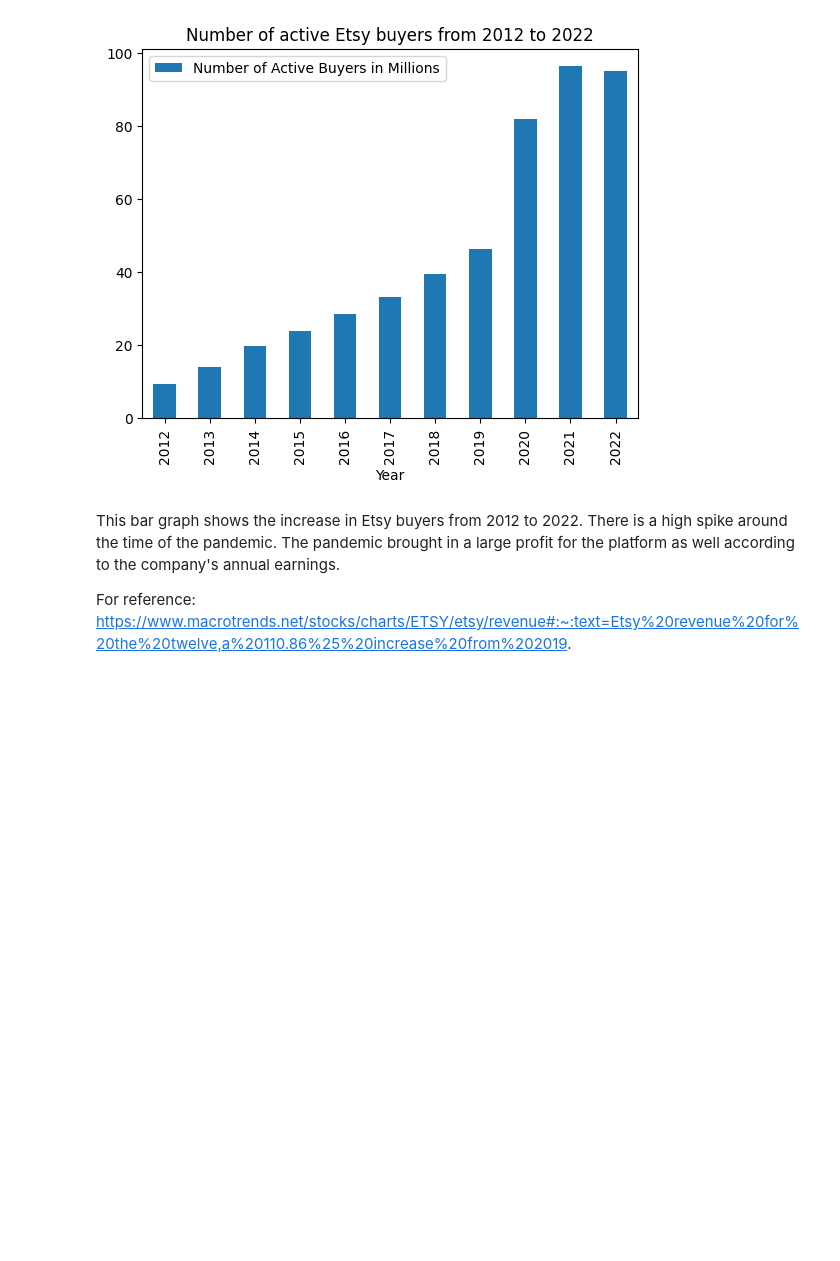
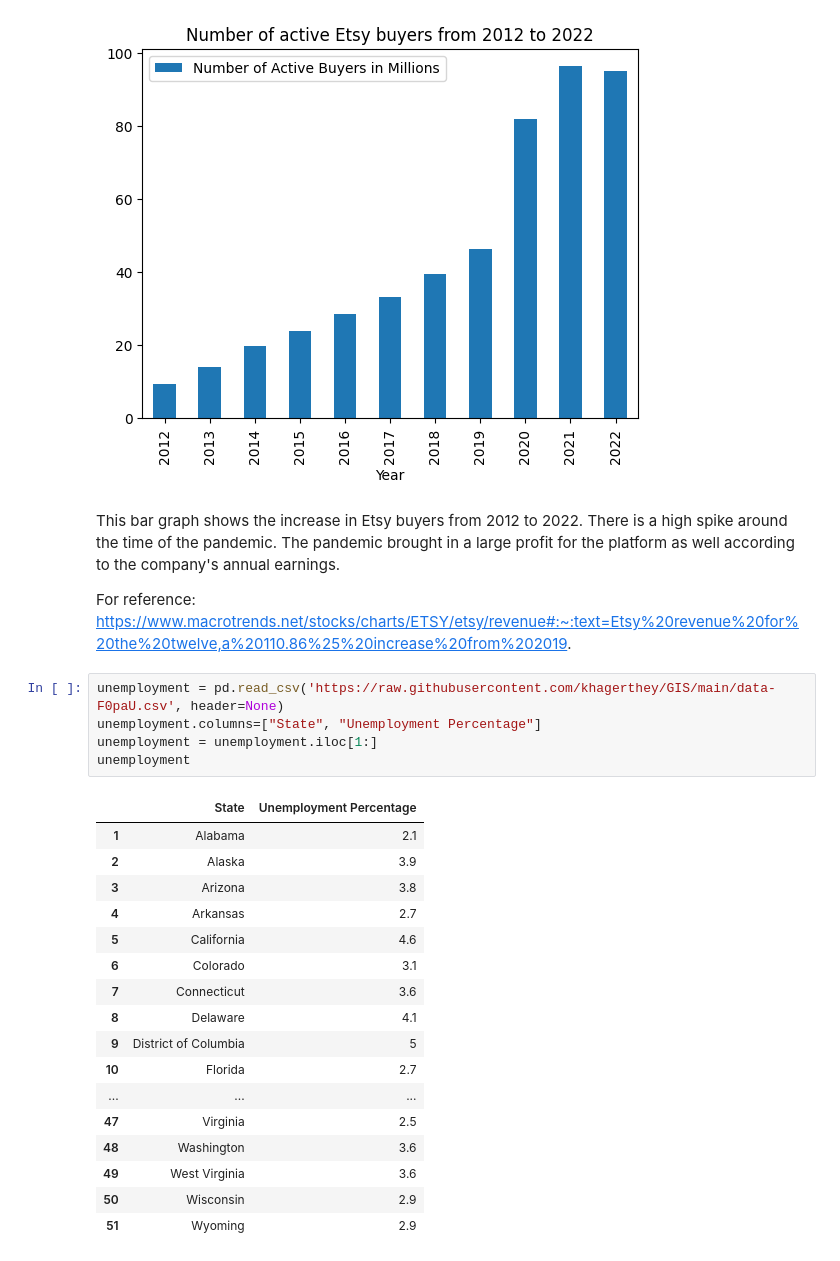
Before and after one commit to khagerthey/GIS, a Jupyter notebook: PS2.ipynb, the cells around one changed output. Saved outputs shown, nothing was run; the diff lists cells and outputs as text; blank space fills up the shorter version.

Commit message:
unemployment data

```diff
--- a/PS2.ipynb
+++ b/PS2.ipynb
@@ -361,3 +364,26 @@ Text(0.5, 1.0, 'Number of active Etsy buyers from 2012 to 2022')
 This bar graph shows the increase in Etsy buyers from 2012 to 2022. There is a high spike around the time of the pandemic. The pandemic brought in a large profit for the platform as well according to the company's annual earnings.
 
 For reference: https://www.macrotrends.net/stocks/charts/ETSY/etsy/revenue#:~:text=Etsy%20revenue%20for%20the%20twelve,a%20110.86%25%20increase%20from%202019.
+# %%
+unemployment = pd.read_csv('https://raw.githubusercontent.com/khagerthey/GIS/main/data-F0paU.csv', header=None)
+unemployment.columns=["State", "Unemployment Percentage"]
+unemployment = unemployment.iloc[1:]
+unemployment
+# %% [output]
+|  | State | Unemployment Percentage |
+| 1 | Alabama | 2.1 |
+| 2 | Alaska | 3.9 |
+| 3 | Arizona | 3.8 |
+| 4 | Arkansas | 2.7 |
+| 5 | California | 4.6 |
+| 6 | Colorado | 3.1 |
+| 7 | Connecticut | 3.6 |
+| 8 | Delaware | 4.1 |
+| 9 | District of Columbia | 5 |
+| 10 | Florida | 2.7 |
+| ... | ... | ... |
+| 47 | Virginia | 2.5 |
+| 48 | Washington | 3.6 |
+| 49 | West Virginia | 3.6 |
+| 50 | Wisconsin | 2.9 |
+| 51 | Wyoming | 2.9 |
```
Also changed, not shown: parts of 1 cell of this notebook.
